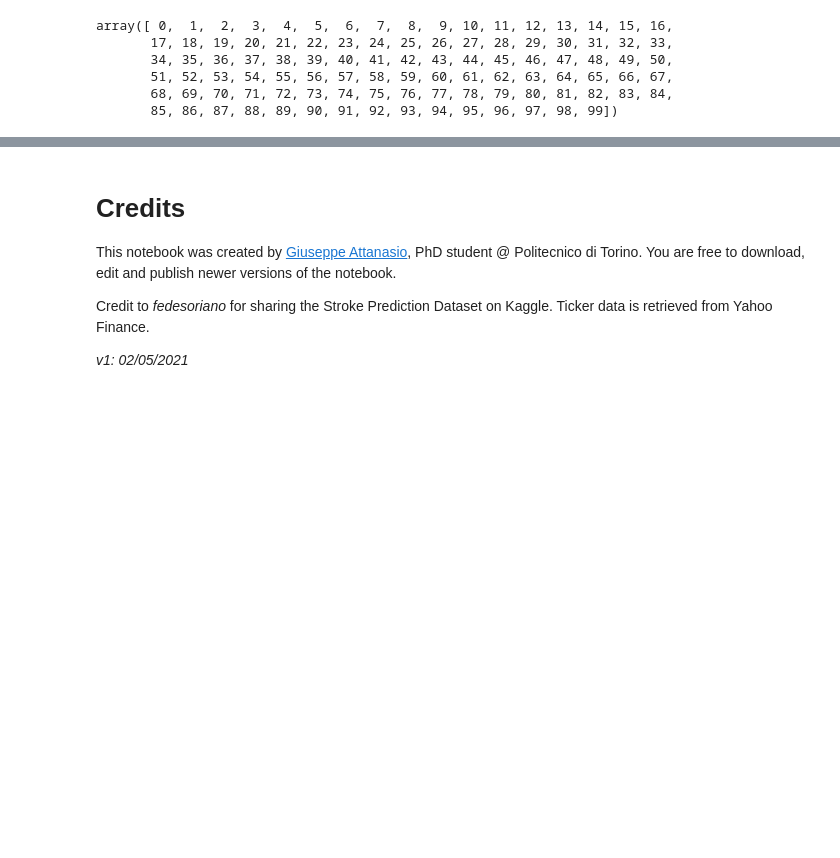
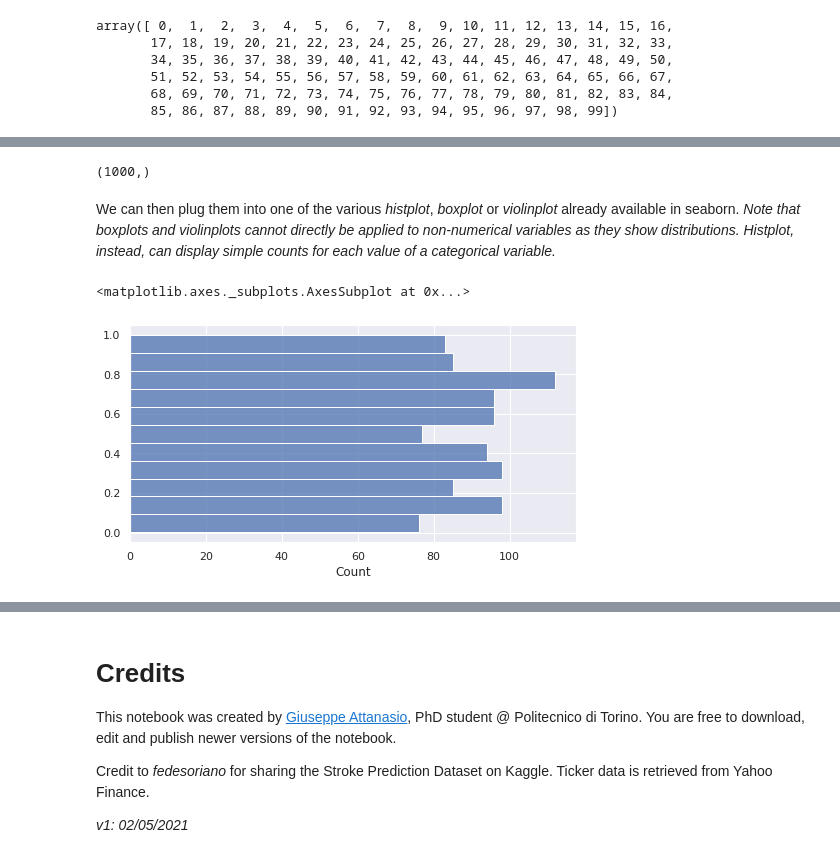
Before and after one commit to g8a9/data_theory, a Jupyter notebook: main.ipynb, the cells around one changed output, grey strips where cells are left out. Cells and saved outputs as stored; diff of their text form; code cells hidden in the pictures; blank space fills up the shorter version.

```diff
--- a/main.ipynb
+++ b/main.ipynb
@@ -87 +113,4 @@ pd.DataFrame({"Age": [22, 43, 19], "Gender": ["Male", "Female", "Female"]})
+# %%
+import matplotlib.pyplot as plt
+plt.rcParams["figure.figsize"] = (8, 4)
 # %% [markdown]
@@ -105,0 +169,12 @@ Run the cell below to download and extract the datasets.
+# %%
+synt = np.random.random(1000)
+synt.shape
+# %% [output]
+(1000,)
+# %% [markdown]
+We can then plug them into one of the various *histplot*, *boxplot* or *violinplot* already available in seaborn. *Note that boxplots and violinplots cannot directly be applied to non-numerical variables as they show distributions. Histplot, instead, can display simple counts for each value of a categorical variable.*
+# %%
+sns.histplot(y=synt)
+# %% [output]
+<matplotlib.axes._subplots.AxesSubplot at 0x...>
+[figure, added]
```
Also changed, not shown: parts of 38 cells of this notebook.
